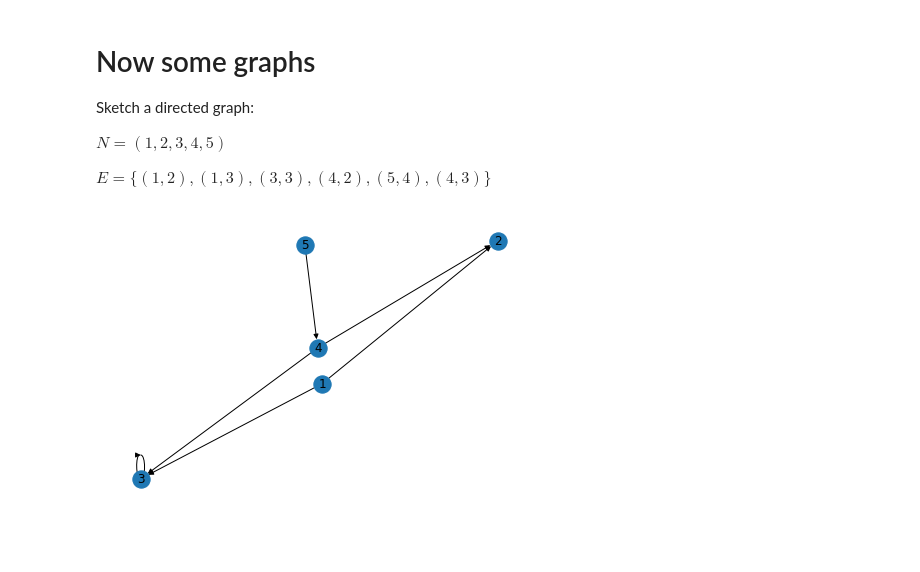
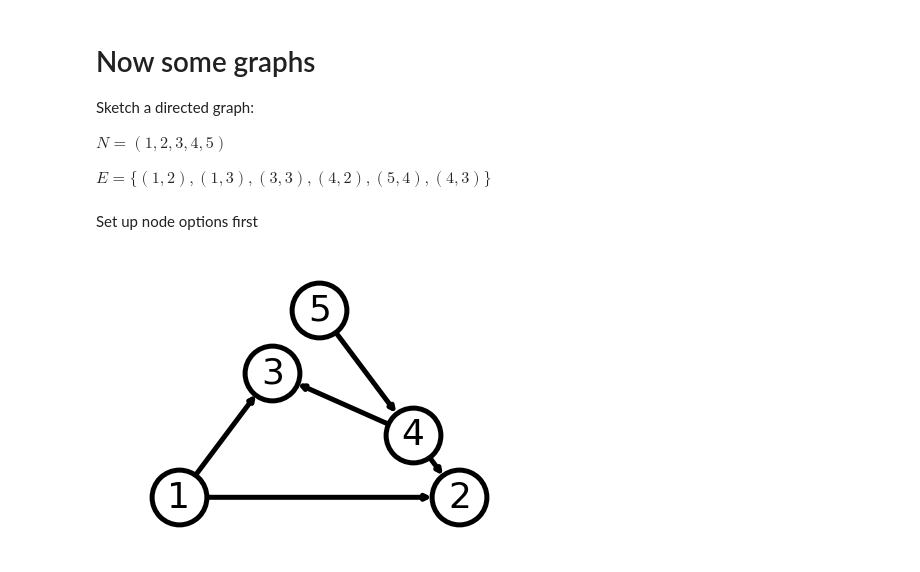
Before and after one commit to SteveRiddle/CollabExamples, a Jupyter notebook: Maths_colab_examples.ipynb, the cells around one changed output. Drawn from its saved outputs; the diff is of its cells as text; code cells hidden in the pictures; blank space fills up the shorter version.

Commit message:
Nicely formatted directed graph

```diff
--- a/Maths_colab_examples.ipynb
+++ b/Maths_colab_examples.ipynb
@@ -54,9 +54,29 @@ Sketch a directed graph:
 $ N=(1,2,3,4,5) $
 
 $ E=\{(1,2) ,(1,3),(3,3),(4,2),(5,4),(4,3)\} $
+# %% [markdown]
+Set up node options first
+# %%
+options = {
+    "font_size": 36,
+    "node_size": 3000,
+    "node_color": "white",
+    "edgecolors": "black",
+    "linewidths": 5,
+    "width": 5,
+
+}
 # %%
 G=nx.DiGraph()
 G.add_edges_from([(1,2),(1,3),(3,3),(4,2),(5,4),(4,3)])
-nx.draw (G, with_labels=True)
+nx.draw_planar (G, with_labels=True, **options)
+
+# Set margins for the axes so that nodes aren't clipped
+ax = plt.gca()
+ax.margins(0.20)
+plt.axis("off")
+plt.show()
+
+# From https://networkx.org/documentation/stable/auto_examples/basic/plot_simple_graph.html
 # %% [output]
-[figure, old version]
+[figure, new version]
```
